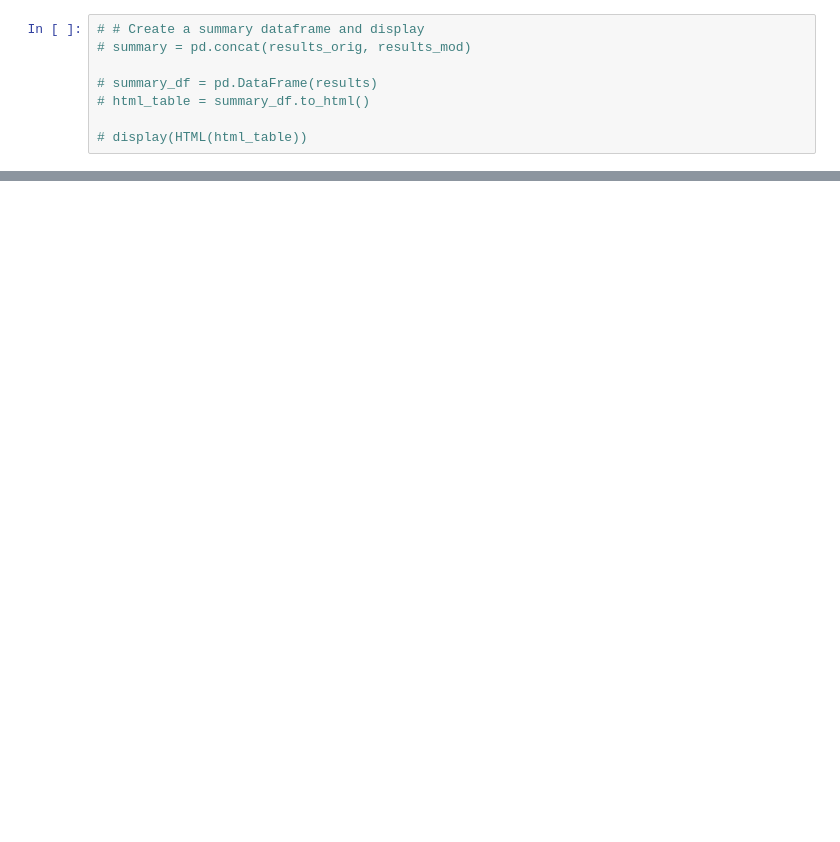
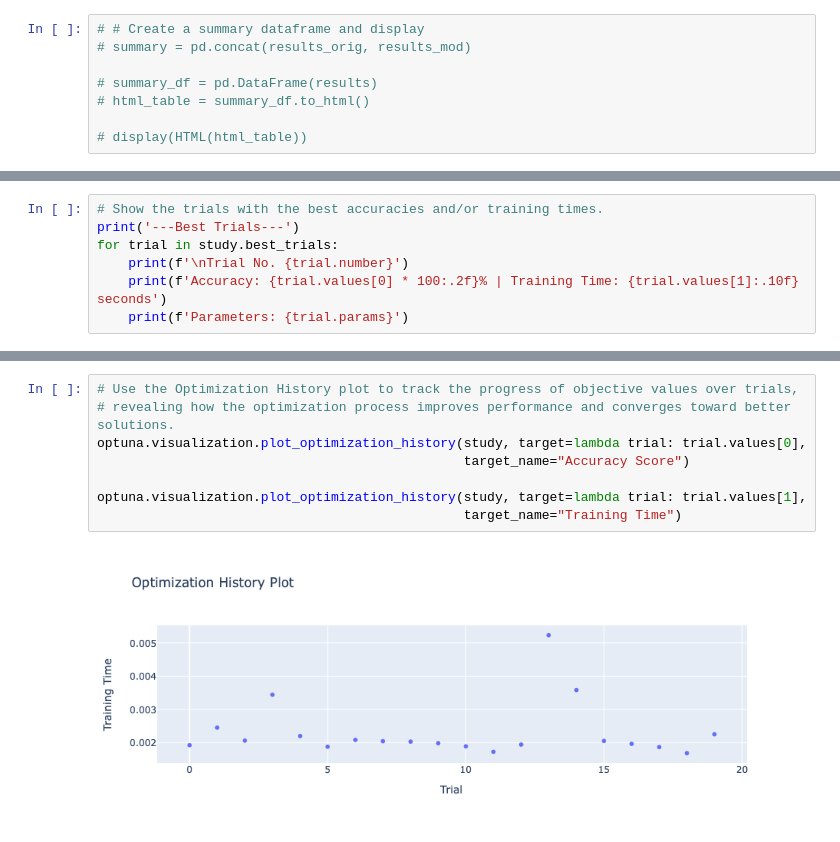
Before and after one commit to akatelync/optuna-exploration, a Jupyter notebook: grid-optuna_comparison.ipynb, the cells around one changed output, grey strips where cells are left out. Saved outputs shown, nothing was run; the diff lists cells and outputs as text; blank space fills up the shorter version.

```diff
--- a/grid-optuna_comparison.ipynb
+++ b/grid-optuna_comparison.ipynb
@@ -382,0 +616,7 @@ display(HTML(html_table))
+# %%
+# Show the trials with the best accuracies and/or training times.
+print('---Best Trials---')
+for trial in study.best_trials:
+    print(f'\nTrial No. {trial.number}')
+    print(f'Accuracy: {trial.values[0] * 100:.2f}% | Training Time: {trial.values[1]:.10f} seconds')
+    print(f'Parameters: {trial.params}')
@@ -382,0 +650,10 @@ display(HTML(html_table))
+# %%
+# Use the Optimization History plot to track the progress of objective values over trials,
+# revealing how the optimization process improves performance and converges toward better solutions.
+optuna.visualization.plot_optimization_history(study, target=lambda trial: trial.values[0],
+                                               target_name="Accuracy Score")
+
+optuna.visualization.plot_optimization_history(study, target=lambda trial: trial.values[1],
+                                               target_name="Training Time")
+# %% [output]
+[figure, added]
```
Also changed, not shown: parts of 28 cells of this notebook.
